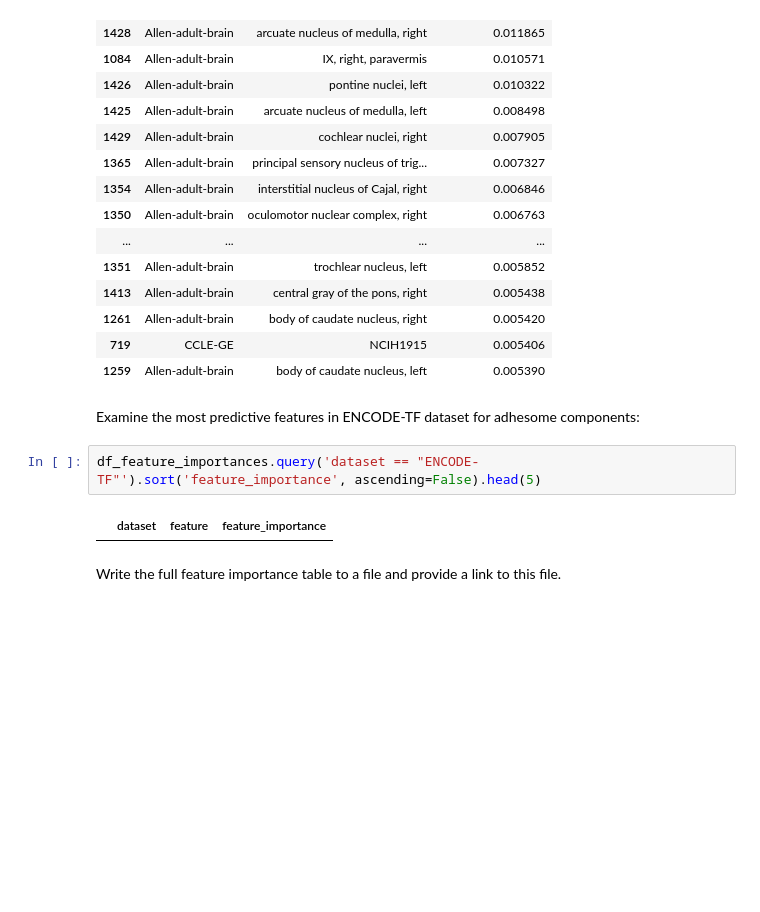
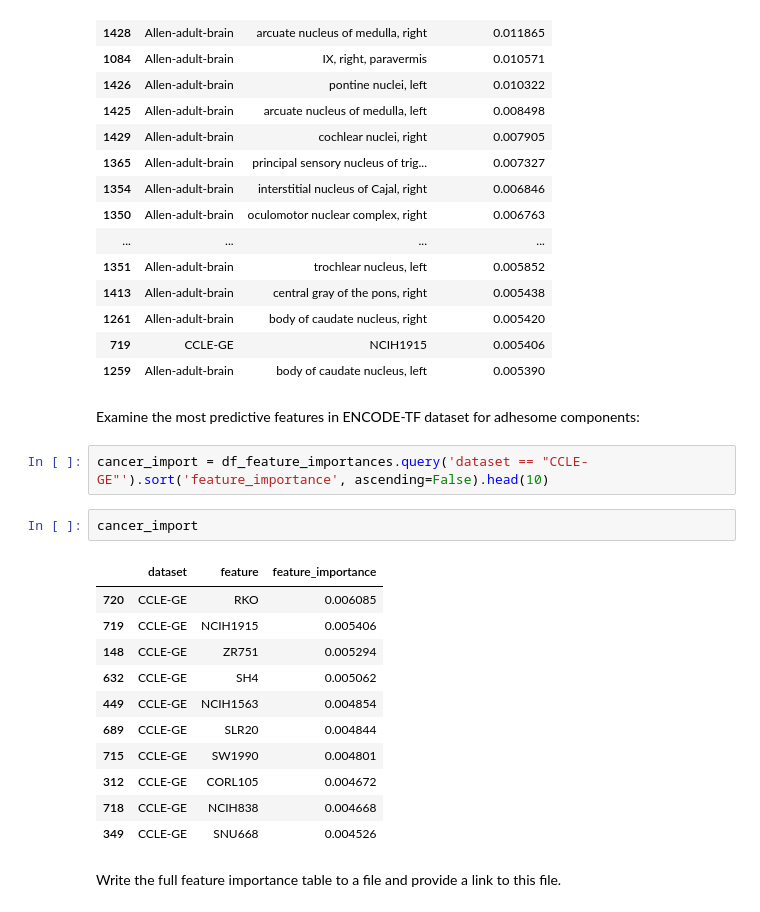
Before and after one commit to MaayanLab/Predict-Barrier-Complex-Genes, a Jupyter notebook: Predict_ P53_Targets .ipynb, the cells around one changed output. Drawn from its saved outputs; the diff is of its cells as text; blank space fills up the shorter version.

```diff
--- a/Predict_ P53_Targets .ipynb
+++ b/Predict_ P53_Targets .ipynb
@@ -469,9 +469,21 @@ df_feature_importances.sort('feature_importance', ascending=False).head(20)
 # %% [markdown]
 Examine the most predictive features in ENCODE-TF dataset for adhesome components:
 # %%
-df_feature_importances.query('dataset == "ENCODE-TF"').sort('feature_importance', ascending=False).head(5)
+cancer_import = df_feature_importances.query('dataset == "CCLE-GE"').sort('feature_importance', ascending=False).head(10)
-# %% [output]
-|  | dataset | feature | feature_importance |
+# %%
+cancer_import
+# %% [output]
+|  | dataset | feature | feature_importance |
+| 720 | CCLE-GE | RKO | 0.006085 |
+| 719 | CCLE-GE | NCIH1915 | 0.005406 |
+| 148 | CCLE-GE | ZR751 | 0.005294 |
+| 632 | CCLE-GE | SH4 | 0.005062 |
+| 449 | CCLE-GE | NCIH1563 | 0.004854 |
+| 689 | CCLE-GE | SLR20 | 0.004844 |
+| 715 | CCLE-GE | SW1990 | 0.004801 |
+| 312 | CCLE-GE | CORL105 | 0.004672 |
+| 718 | CCLE-GE | NCIH838 | 0.004668 |
+| 349 | CCLE-GE | SNU668 | 0.004526 |
 # %% [markdown]
 Write the full feature importance table to a file and provide a link to this file.
 # %%
```
Also changed, not shown: parts of 6 cells of this notebook.
